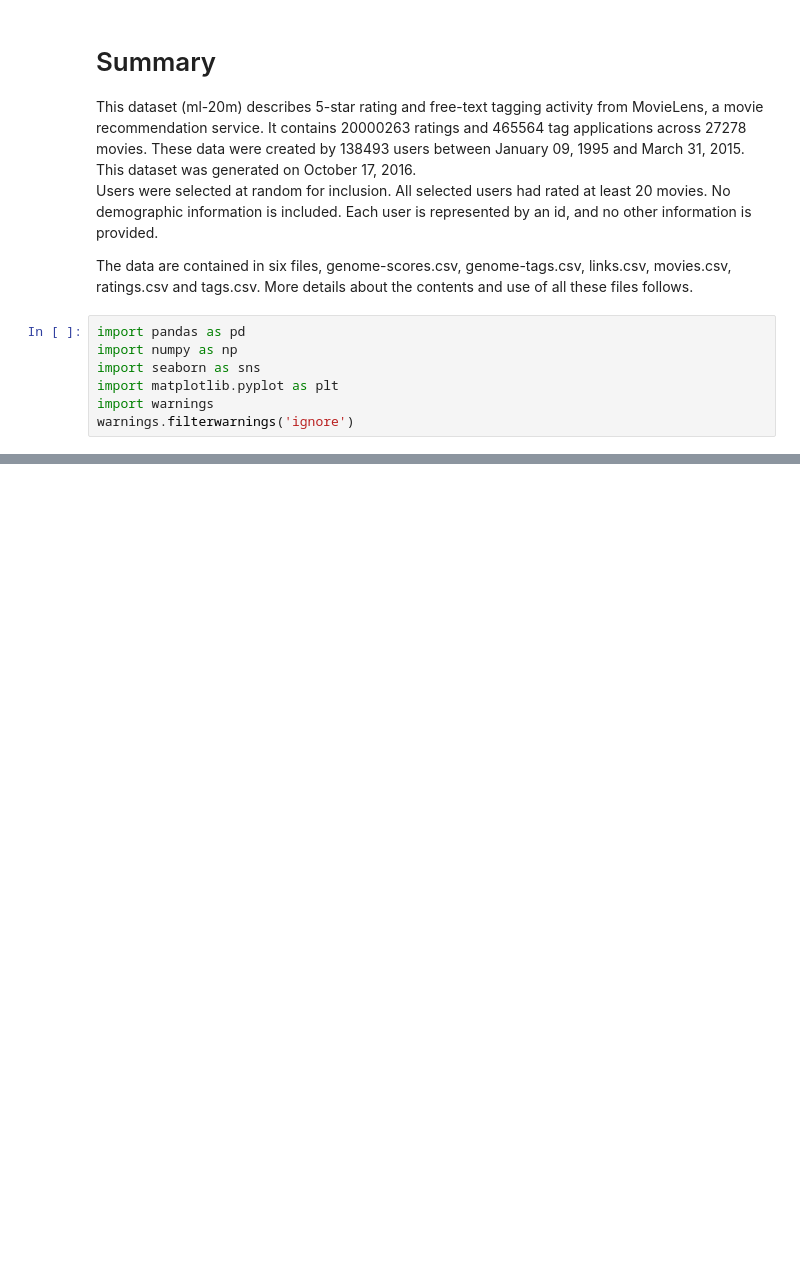
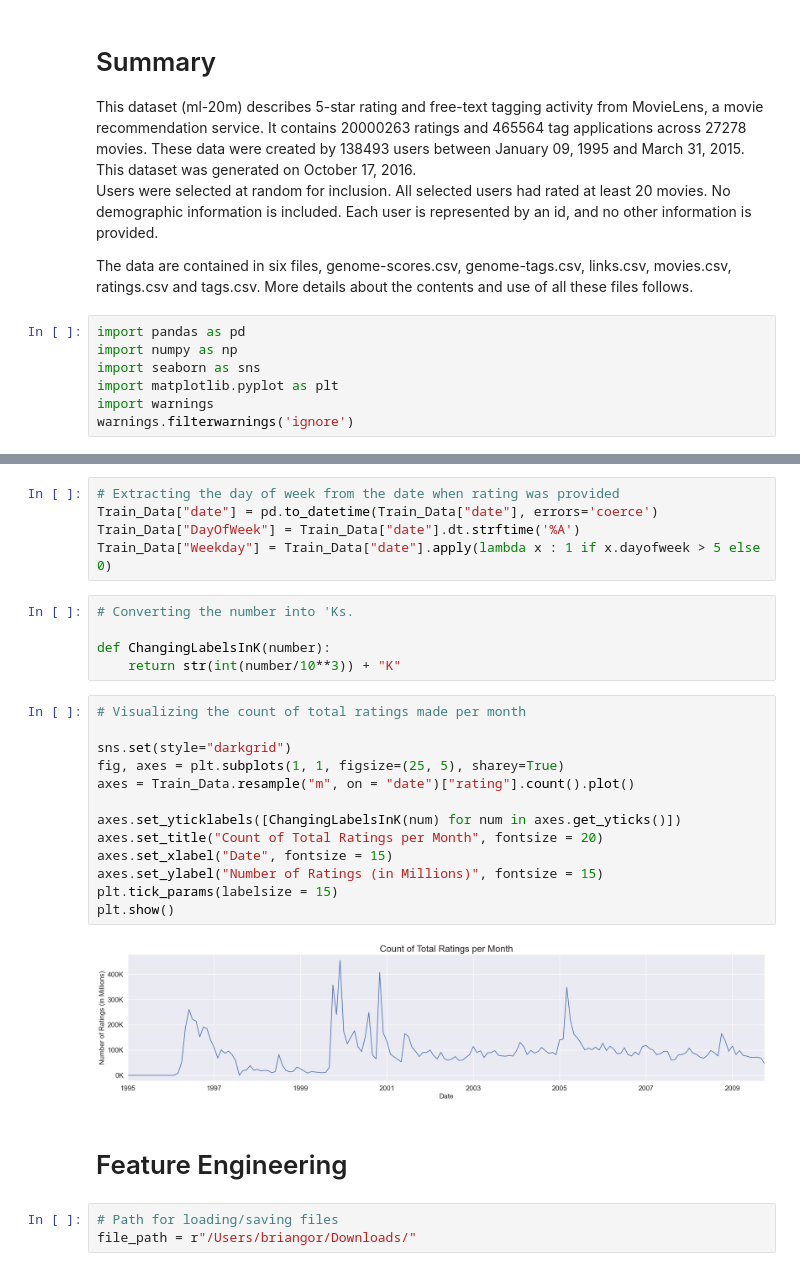
Before and after one commit to michellejuliet/Recommendation-Systems, a Jupyter notebook: Movie Recommendation System.ipynb, the cells around one changed output, grey strips where cells are left out. Drawn from its saved outputs; the diff is of its cells as text; blank space fills up the shorter version.

```diff
--- a/Movie Recommendation System.ipynb
+++ b/Movie Recommendation System.ipynb
@@ -104,0 +451,30 @@ df
+# %%
+# Extracting the day of week from the date when rating was provided
+Train_Data["date"] = pd.to_datetime(Train_Data["date"], errors='coerce')
+Train_Data["DayOfWeek"] = Train_Data["date"].dt.strftime('%A')
+Train_Data["Weekday"] = Train_Data["date"].apply(lambda x : 1 if x.dayofweek > 5 else 0)
+# %%
+# Converting the number into 'Ks.
+
+def ChangingLabelsInK(number):
+    return str(int(number/10**3)) + "K"
+# %%
+# Visualizing the count of total ratings made per month
+
+sns.set(style="darkgrid")
+fig, axes = plt.subplots(1, 1, figsize=(25, 5), sharey=True)
+axes = Train_Data.resample("m", on = "date")["rating"].count().plot()
+
+axes.set_yticklabels([ChangingLabelsInK(num) for num in axes.get_yticks()])
+axes.set_title("Count of Total Ratings per Month", fontsize = 20)
+axes.set_xlabel("Date", fontsize = 15)
+axes.set_ylabel("Number of Ratings (in Millions)", fontsize = 15)
+plt.tick_params(labelsize = 15)
+plt.show()
+# %% [output]
+[figure, added]
+# %% [markdown]
+<h1> Feature Engineering </h1>
+# %%
+# Path for loading/saving files
+file_path = r"/Users/briangor/Downloads/"
```
Also changed, not shown: parts of 72 cells of this notebook.
